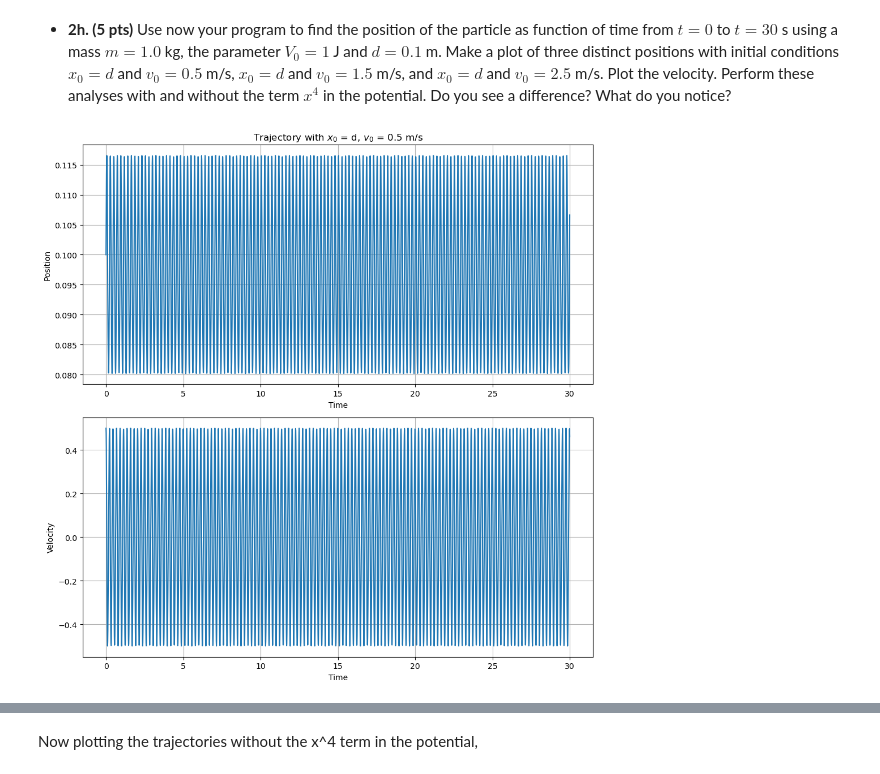
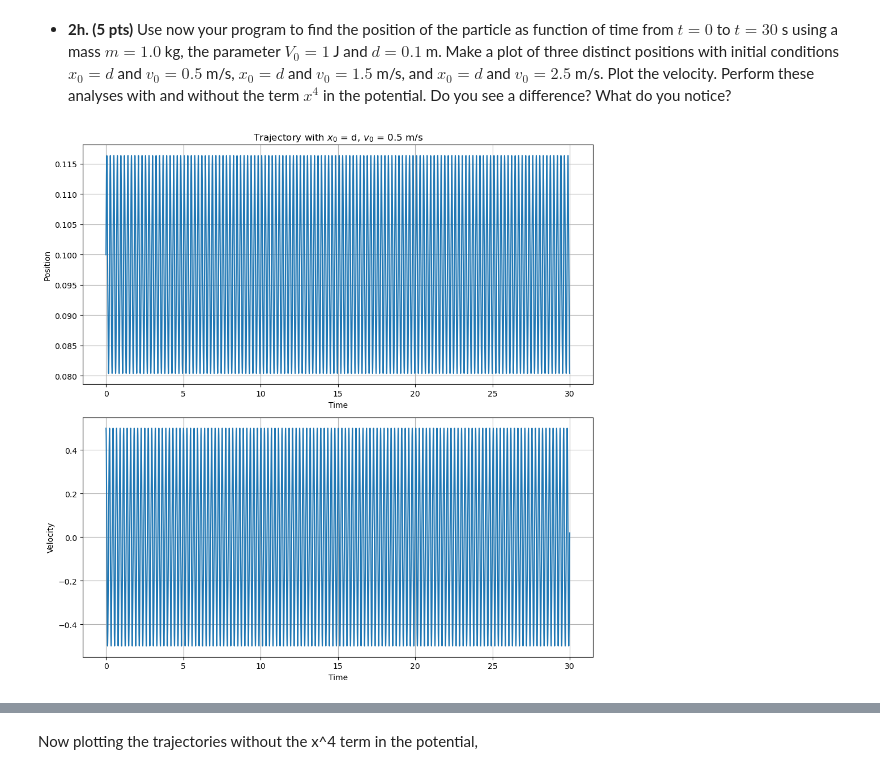
Before and after one commit to BruhddyTheThird/ProfCPisGoatedLib, a Jupyter notebook: Midterm Files/Midterm Ex2.ipynb, the cells around one changed output, grey strips where cells are left out. Saved outputs shown, nothing was run; the diff lists cells and outputs as text; code cells hidden in the pictures.

```diff
--- a/Midterm Files/Midterm Ex2.ipynb
+++ b/Midterm Files/Midterm Ex2.ipynb
@@ -7,7 +7,7 @@ import numpy as np
 import matplotlib.pyplot as plt
 
 def traj_solver(x0, v0, t0, tf, V0, d, m):
-    dt = 0.01
+    dt = 0.001
     N = int((tf-t0)/dt)
     t = np.linspace(t0, tf, N)
     x = np.zeros(N)
@@ -28,27 +28,27 @@ def traj_solver(x0, v0, t0, tf, V0, d, m):
 # %%
 
 x1  = traj_solver(0.1, 0.5, 0, 30, 1, 0.1, 1)[0]
 v1  = traj_solver(0.1, 0.5, 0, 30, 1, 0.1, 1)[1]
 t0 = 0
 tf = 30
-dt = 0.01
+dt = 0.001
 N = int((tf-t0)/dt)
 t = np.linspace(0, 30, N)
 fig, ax = plt.subplots(2, 1, figsize=(10, 10))
 ax[0].set_title('Trajectory with $x_0$ = d, $v_0$ = 0.5 m/s')
 ax[0].plot(t, x1, label='Position')
 ax[0].set_ylabel('Position')
 ax[0].set_xlabel('Time')
 ax[0].grid(True)
 
 ax[1].plot(t, v1, label='Velocity')
 ax[1].set_ylabel('Velocity')
 ax[1].set_xlabel('Time')
 ax[1].grid(True)
 plt.tight_layout()
 plt.show()
 # %% [output]
-[figure, old version]
+[figure, new version]
 # %%
 x2  = traj_solver(0.1, 1.5, 0, 30, 1, 0.1, 1)[0]
 v2  = traj_solver(0.1, 1.5, 0, 30, 1, 0.1, 1)[1]
```
Also changed, not shown: parts of 14 cells of this notebook.
